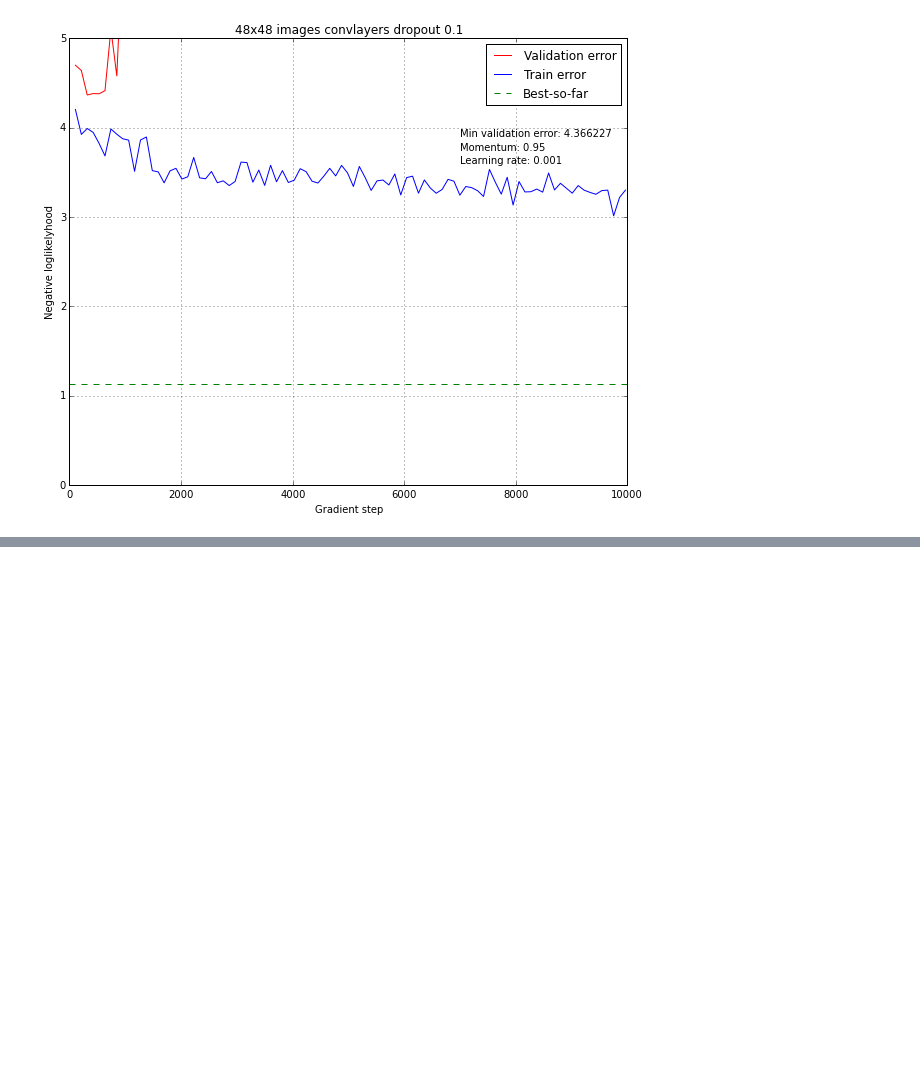
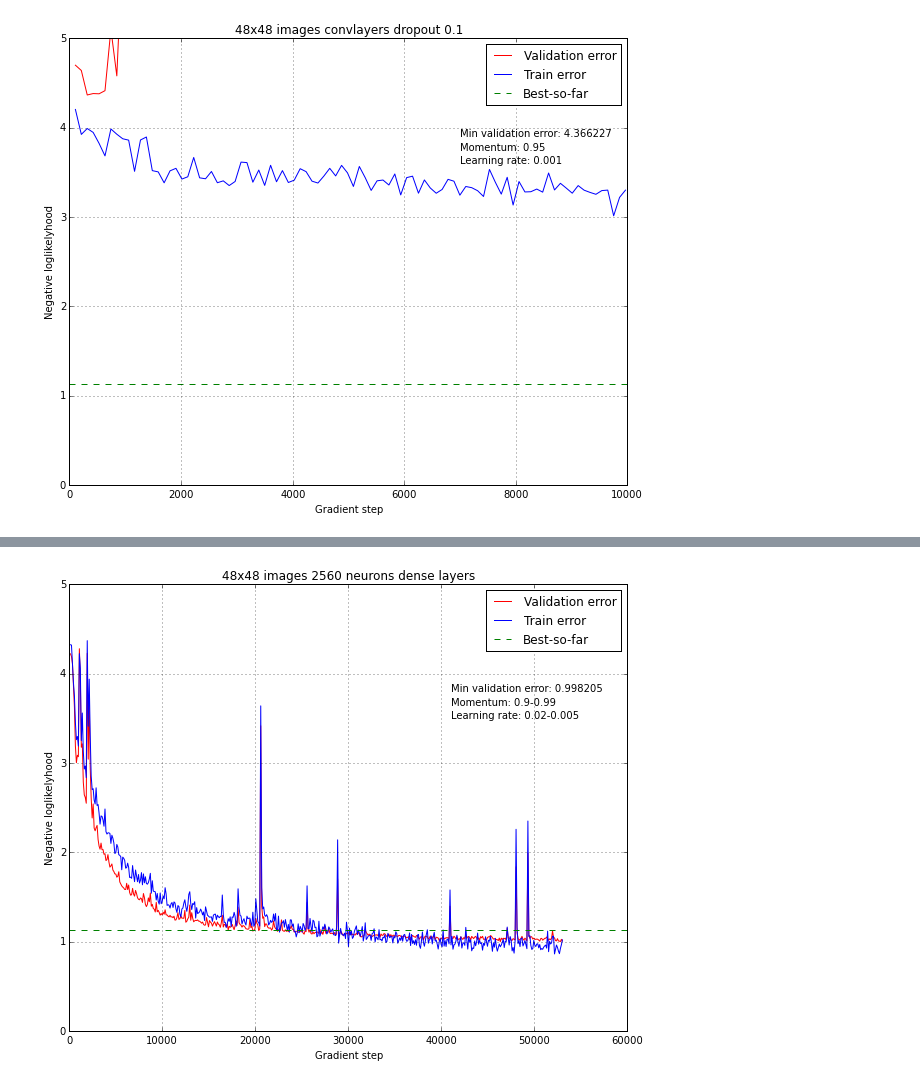
Before and after one commit to dudevil/NDSB, a Jupyter notebook: analysis/analysis.ipynb, the cells around one changed output, grey strips where cells are left out. Saved outputs shown, nothing was run; the diff lists cells and outputs as text; code cells hidden in the pictures; blank space fills up the shorter version.

```diff
--- a/analysis/analysis.ipynb
+++ b/analysis/analysis.ipynb
@@ -146,0 +166,19 @@ plt.show()
+# %%
+result = np.load("../data/tidy/dense2560_rotation.npy")
+
+figure(figsize=(10,8))
+test_err = plt.plot(result[0], result[1], 'r', label="Validation error")
+train_err =  plt.plot(result[0], result[2], 'b', label="Train error")
+plt.ylim([0,5])
+plt.xlabel("Gradient step")
+plt.ylabel("Negative loglikelyhood")
+plt.title("48x48 images 2560 neurons dense layers")
+plt.text(41000, 3.8, "Min validation error: %f" % result[1].min())
+plt.text(41000, 3.65, "Momentum: 0.9-0.99")
+plt.text(41000, 3.5, "Learning rate: 0.02-0.005")
+plt.axhline(1.1256, linestyle='--', color='g', label="Best-so-far")
+plt.legend()
+plt.grid()
+plt.show()
+# %% [output]
+[figure, added]
```
Also changed, not shown: parts of 1 cell of this notebook, 3 other files.
